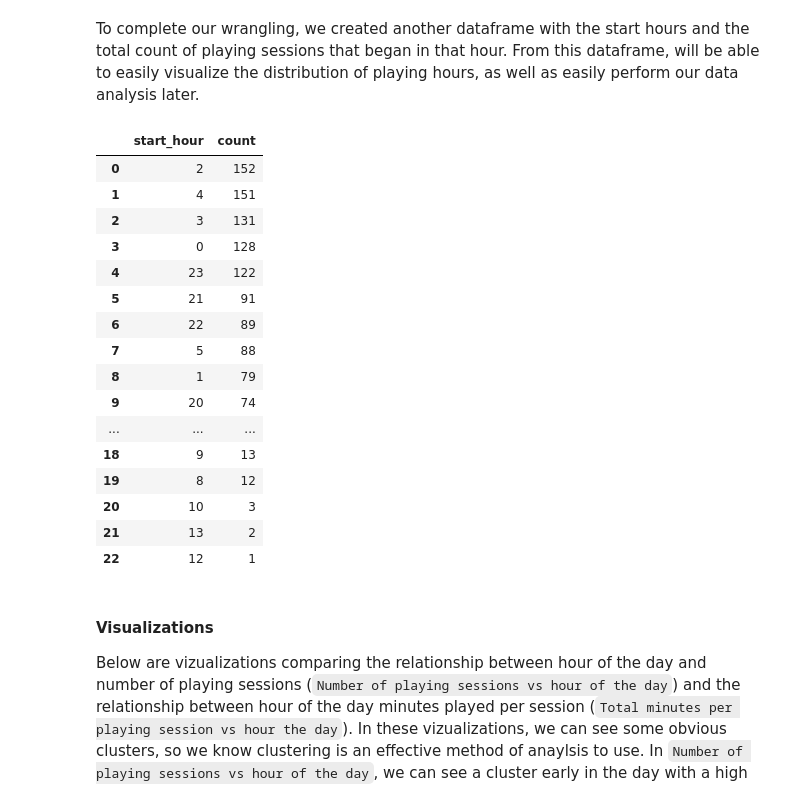
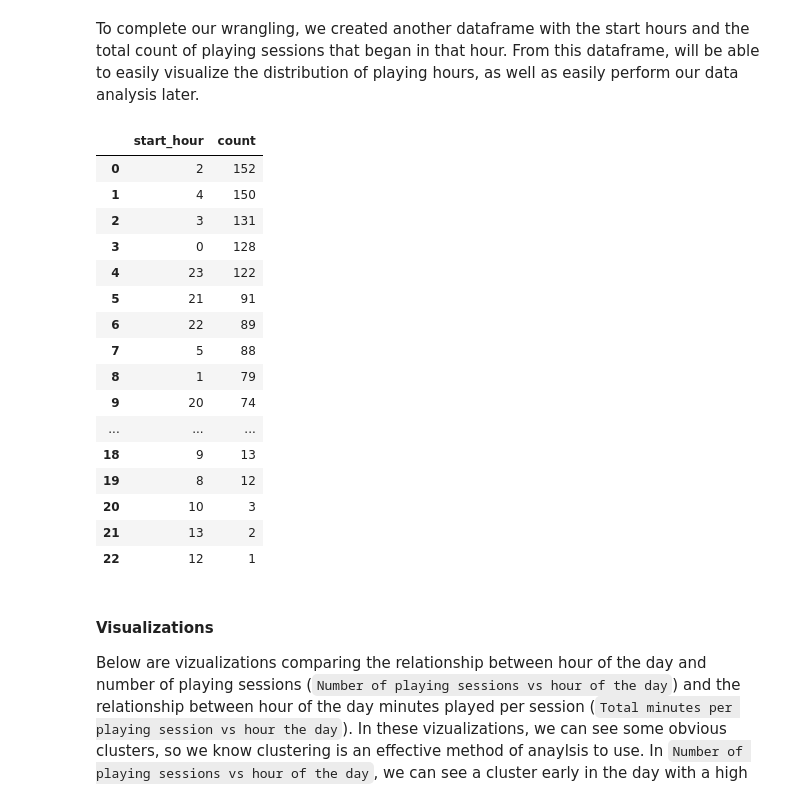
Before and after one commit to ryann-wilson/dsci-100-2024w1-group-104, a Jupyter notebook: datetime_data (1).ipynb, the cells around one changed output. Cells and saved outputs as stored; diff of their text form; code cells hidden in the pictures.

```diff
--- a/datetime_data (1).ipynb
+++ b/datetime_data (1).ipynb
@@ -126,13 +129,13 @@ sessions_data2.head()
 # %% [markdown]
 To complete our wrangling, we created another dataframe with the start hours and the total count of playing sessions that began in that hour. From this dataframe, will be able to easily visualize the distribution of playing hours, as well as easily perform our data analysis later.
 # %%
-start_hour_count = sessions_data["start_hour"].value_counts()
+start_hour_count = sessions_data2["start_hour"].value_counts()
 start_hour_data = pd.DataFrame(start_hour_count).reset_index()
 start_hour_data
 # %% [output]
 |  | start_hour | count |
 | 0 | 2 | 152 |
-| 1 | 4 | 151 |
+| 1 | 4 | 150 |
 | 2 | 3 | 131 |
 | 3 | 0 | 128 |
 | 4 | 23 | 122 |
```
Also changed, not shown: parts of 19 cells of this notebook, 1 other file.
